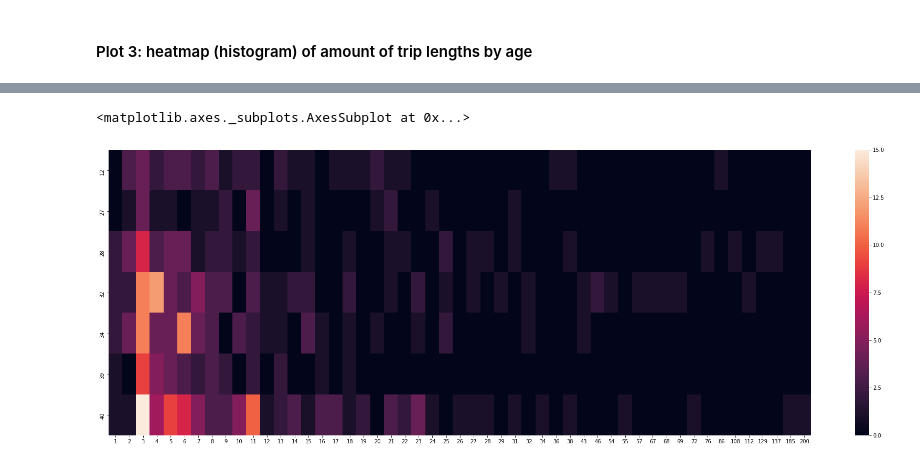
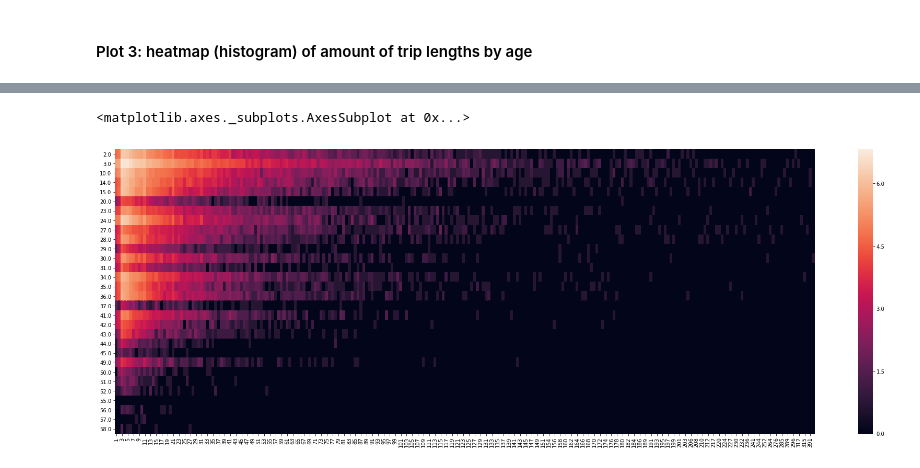
Before and after one commit to janek/Beesbook-life, a Jupyter notebook: MAR_NOTEBOOK.ipynb, the cells around one changed output, grey strips where cells are left out. Saved outputs shown, nothing was run; the diff lists cells and outputs as text; code cells hidden in the pictures.

```diff
--- a/MAR_NOTEBOOK.ipynb
+++ b/MAR_NOTEBOOK.ipynb
@@ -39,8 +37,9 @@ BeesbookID = bb_utils.ids.BeesbookID
 ### Define constant parameters
 # %%
 #Parameters for loading data, currently using known date of 23th, august 2016)
-num_hours = 24
-datetime_start = datetime(2016, 8, 23)
+num_hours = 72
+
+datetime_start = datetime(2016, 8, 25)
 
 #Parameters for presenting data
 bin_size_in_hours = 24
@@ -65,7 +64,7 @@ Rolling win size: 5
 ### Get a group of bees to work on and calculate their ages
 # %%
 #Getting a known forager group from manual labeling experiments
-(bee_ids_as_ferwar_format, bee_ids_as_beesbookid_format) = get_forager_bee_ids()
+(bee_ids_as_ferwar_format, bee_ids_as_beesbookid_format) = get_all_bee_ids()
 # %%
 #Calculate the ages for each bee of the forager group
 bee_days_since_birth = []
@@ -107,19 +118,19 @@ Processing 2016-08-23_02:00:00.csv
 # %%
 #Loading the csv of intermediate result (saved from prevoius cell)
-#example value: "/mnt/storage/janek/caches/PRESENCE-2016-08-23_00_num_hours_24_int_size_120.csv"
-(location_prefix, csv_name, csv_name_and_location) = create_presence_cache_filename(num_hours, datetime_start, num_intervals_per_hour)
+#example value: "/mnt/storage/janek/caches/Presence/PRESENCE-2016-08-23_00_num_hours_24_int_size_120.csv"
+
+#NOTE: the presence cache does not yet know what bees it contains!
+(csv_name, csv_path) = create_presence_cache_filename(num_hours, datetime_start, num_intervals_per_hour)
 
 
 #Loading first element before the loop, to have a table formatted nicely for appending
 # start_csv_name = (datetime_start).strftime("%Y-%m-%d_%H:%M:%S")+".csv"
 # print('Processing '+location_prefix+start_csv_name+' before the loop')
 
-print('Loading '+csv_name_and_location)
+print('Loading '+csv_path)
 
-presence_df = pd.read_csv(csv_name_and_location).iloc[:,1:]
-# presence_df = pd.read_csv('/mnt/storage/janek/caches/PRESENCE-2016-08-24_00_num_hours_24_int_size_30.csv').iloc[:,1:]
-
+presence_df = pd.read_csv(csv_path).iloc[:,1:]
 #note: save and read csv adds a duplicate index column, which has to be removed with iloc
 #todo: find a cleaner way to to solve that
-presence_df
+presence_df.shape
 # %% [output]
@@ -332,3 +374,6 @@ for bee in range (len(bee_days_since_birth)):
 for counter_index in range(len(bee_days_since_birth)):
     for counter_triplength, counter_amount in counts[counter_index].items():
         triplength_age_df.loc[bee_days_since_birth[counter_index], counter_triplength] += counter_amount
+# %%
+triplength_age_df = triplength_age_df.drop(pd.np.nan)
+triplength_age_df.head(100)
@@ -335,10 +399,11 @@ for counter_index in range(len(bee_days_since_birth)):
 # %%
+a = np.log1p(triplength_age_df)
 plt.figure(figsize=(30,10))
-sns.heatmap(triplength_age_df, annot=False, fmt=".1f")
+sns.heatmap(a, annot=False, fmt=".1f")
 #TODO: create also a normalized version of the heatmap (divide values by amount of bees with that age)
 # %% [output]
 <matplotlib.axes._subplots.AxesSubplot at 0x...>
-[figure, old version]
+[figure, new version]
 # %%
 triplength_age_df
 # %% [output]
```
Also changed, not shown: parts of 31 cells of this notebook, 8 other files.
